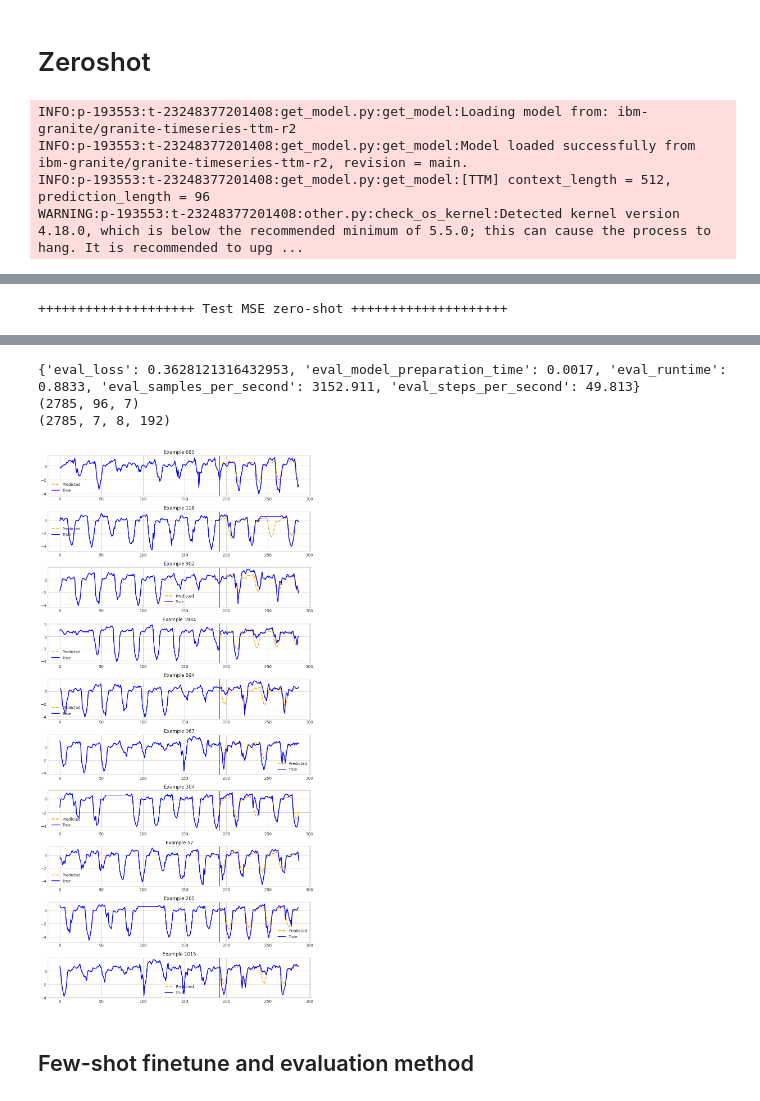
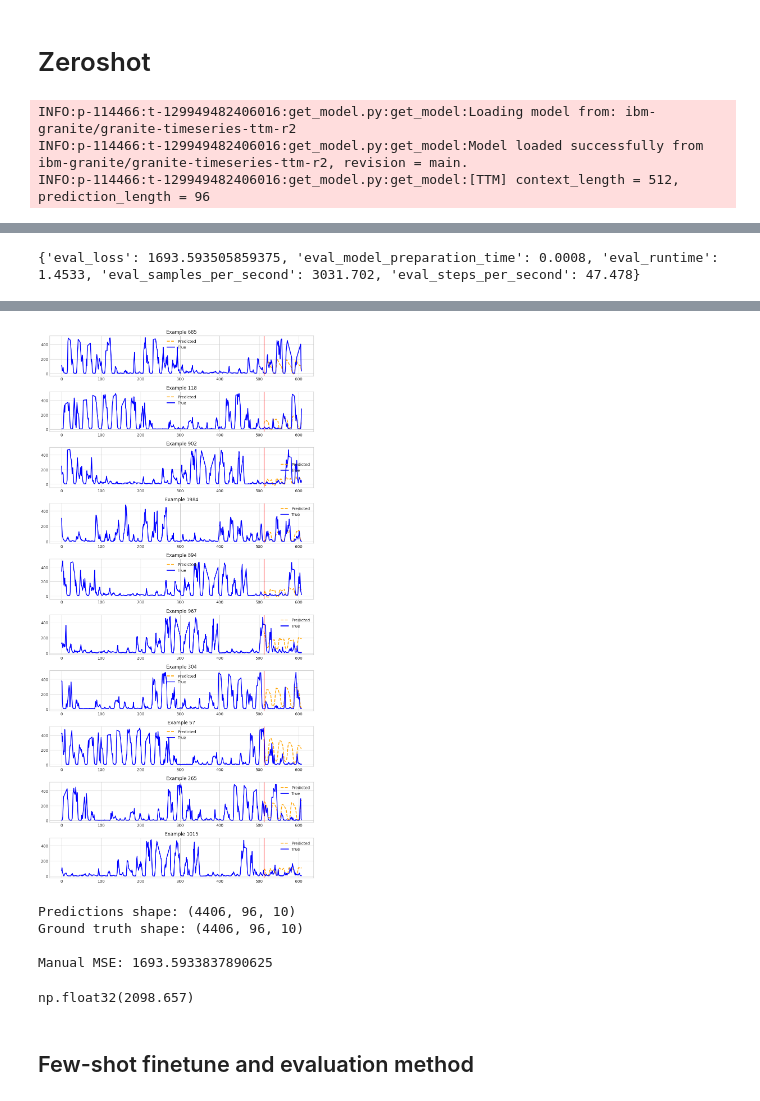
Before and after one commit to Rishi-Bharadwaj/Air-Pollution-Time-Series, a Jupyter notebook: ttm_getting_started.ipynb, the cells around one changed output, grey strips where cells are left out. Cells and saved outputs as stored; diff of their text form; code cells hidden in the pictures.

Commit message:
Checkpoint

```diff
--- a/ttm_getting_started.ipynb
+++ b/ttm_getting_started.ipynb
@@ -121,9 +129,9 @@ def zeroshot_eval(dataset_name, batch_size, context_length=512, forecast_length=
         **column_specifiers,
         context_length=context_length,
         prediction_length=forecast_length,
-        scaling=True,
+        # scaling=True,
         encode_categorical=False,
-        scaler_type="standard",
+        # scaler_type="identity",
     )
 
     # Load model
@@ -136,11 +144,12 @@ def zeroshot_eval(dataset_name, batch_size, context_length=512, forecast_length=
         prefer_l1_loss=False,
         prefer_longer_context=True,
     )
-
+    # print(f"Model loss: {zeroshot_model.loss}")
+    # print(f"Model config: {zeroshot_model.config}")
     dset_train, dset_valid, dset_test = get_datasets(
         tsp, data, split_config, use_frequency_token=zeroshot_model.config.resolution_prefix_tuning
     )
-
+    # print(dset_test)
     temp_dir = tempfile.mkdtemp()
     # zeroshot_trainer
     zeroshot_trainer = Trainer(
@@ -153,23 +162,23 @@ def zeroshot_eval(dataset_name, batch_size, context_length=512, forecast_length=
         ),
     )
     # evaluate = zero-shot performance
-    print("+" * 20, "Test MSE zero-shot", "+" * 20)
+    # print("+" * 20, "Test MSE zero-shot", "+" * 20)
     zeroshot_output = zeroshot_trainer.evaluate(dset_test)
     print(zeroshot_output)
 
     # get predictions
 
     predictions_dict = zeroshot_trainer.predict(dset_test)
-
+    # print(zeroshot_trainer.model.loss)
     predictions_np = predictions_dict.predictions[0]
-
-    print(predictions_np.shape)
-
+    # print(len(predictions_dict))
+    # print(predictions_np.shape)
+    # print(predictions_np)
     # get backbone embeddings (if needed for further analysis)
 
     backbone_embedding = predictions_dict.predictions[1]
 
-    print(backbone_embedding.shape)
+    # print(backbone_embedding.shape)
 
     # plot
     plot_predictions(
@@ -179,15 +188,16 @@ def zeroshot_eval(dataset_name, batch_size, context_length=512, forecast_length=
         plot_prefix="test_zeroshot",
         indices=[685, 118, 902, 1984, 894, 967, 304, 57, 265, 1015],
         channel=0,
+        plot_context=context_length
     )
+    return dset_test, predictions_np
 # %% [markdown]
 # Zeroshot
 # %%
-zeroshot_eval(
+dset_test, preds=zeroshot_eval(
     dataset_name=TARGET_DATASET, context_length=CONTEXT_LENGTH, forecast_length=PREDICTION_LENGTH, batch_size=64
 )
 # %% [output]
-INFO:p-193553:t-23248377201408:get_model.py:get_model:Loading model from: ibm-granite/granite-timeseries-ttm-r2
-INFO:p-193553:t-23248377201408:get_model.py:get_model:Model loaded successfully from ibm-granite/granite-timeseries-ttm-r2, revision = main.
-INFO:p-193553:t-23248377201408:get_model.py:get_model:[TTM] context_length = 512, prediction_length = 96
-WARNING:p-193553:t-23248377201408:other.py:check_os_kernel:Detected kernel version 4.18.0, which is below the recommended minimum of 5.5.0; this can cause the process to hang. It is recommended to upg ...
+INFO:p-114466:t-129949482406016:get_model.py:get_model:Loading model from: ibm-granite/granite-timeseries-ttm-r2
+INFO:p-114466:t-129949482406016:get_model.py:get_model:Model loaded successfully from ibm-granite/granite-timeseries-ttm-r2, revision = main.
+INFO:p-114466:t-129949482406016:get_model.py:get_model:[TTM] context_length = 512, prediction_length = 96
@@ -194 +205 @@ WARNING:p-193553:t-23248377201408:other.py:check_os_kernel:Detected kernel versi
-++++++++++++++++++++ Test MSE zero-shot ++++++++++++++++++++
+{'eval_loss': 1693.593505859375, 'eval_model_preparation_time': 0.0008, 'eval_runtime': 1.4533, 'eval_samples_per_second': 3031.702, 'eval_steps_per_second': 47.478}
@@ -196,7 +206,43 @@ WARNING:p-193553:t-23248377201408:other.py:check_os_kernel:Detected kernel versi
-{'eval_loss': 0.3628121316432953, 'eval_model_preparation_time': 0.0017, 'eval_runtime': 0.8833, 'eval_samples_per_second': 3152.911, 'eval_steps_per_second': 49.813}
-(2785, 96, 7)
-(2785, 7, 8, 192)
-[figure, old version]
+[figure, new version]
+# %%
+# Manually calculate loss
+import numpy as np
+
+# Extract ground truth values from dset_test
+y_true_list = []
+for i in range(len(dset_test)):
+    sample = dset_test[i]
+    y_true_list.append(sample['future_values'].numpy())
+
+y_true = np.array(y_true_list)
+
+print(f"Predictions shape: {preds.shape}")
+print(f"Ground truth shape: {y_true.shape}")
+
+# Calculate MSE (Mean Squared Error)
+mse = np.mean((preds - y_true) ** 2)
+print(f"\nManual MSE: {mse}")
+# %% [output]
+Predictions shape: (4406, 96, 10)
+Ground truth shape: (4406, 96, 10)
+
+Manual MSE: 1693.5933837890625
+# %%
+preds=[]
+y_true_list=[]
+for i in range (len(dset_test)):
+    past=np.array(dset_test[i]['past_values'])
+    # temp=[np.mean(past, axis=0) for j in range(PREDICTION_LENGTH)]
+    temp = np.tile(np.mean(past, axis=0), (PREDICTION_LENGTH,1))
+    preds.append(np.array(temp))
+    y_true_list.append(np.array(dset_test[i]['future_values']))
+y_true_list=np.array(y_true_list)
+preds=np.array(preds)
+
+mse=np.mean((preds-y_true_list)**2)
+mse
+# %% [output]
+np.float32(2098.657)
 # %% [markdown]
  ## Few-shot finetune and evaluation method
 # %%
```
Also changed, not shown: parts of 6 cells of this notebook, 18 other files.
